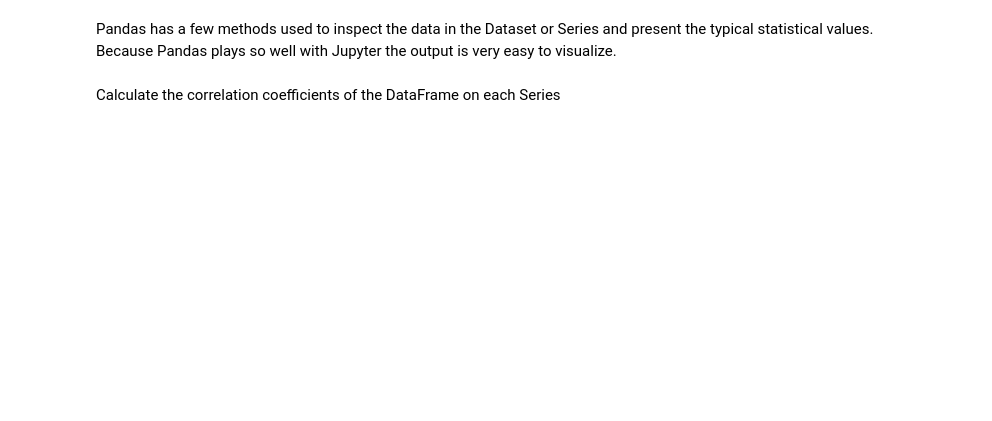
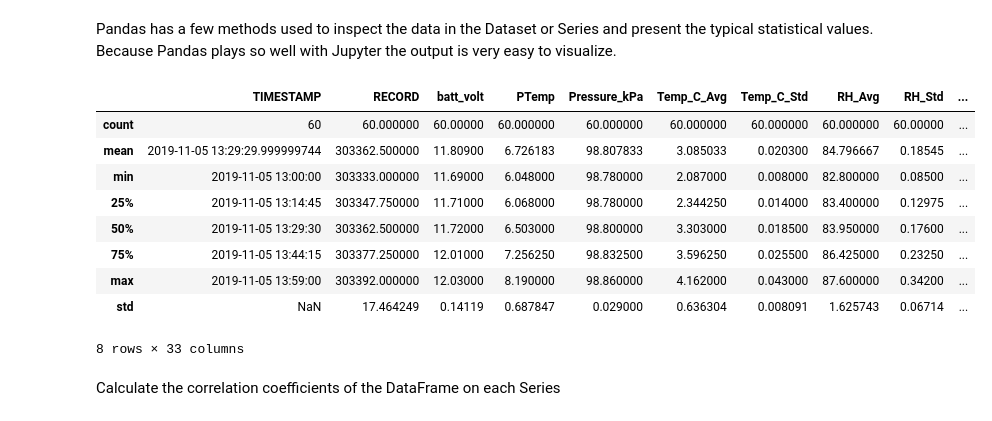
Before and after one commit to kenkehoe/AtmosphericPythonCourse, a Jupyter notebook: scientific_libraries/Scientific_Libraries_Pandas.ipynb, the cells around one changed output. Saved outputs shown, nothing was run; the diff lists cells and outputs as text; code cells hidden in the pictures; blank space fills up the shorter version.

```diff
--- a/scientific_libraries/Scientific_Libraries_Pandas.ipynb
+++ b/scientific_libraries/Scientific_Libraries_Pandas.ipynb
@@ -71,7 +146,18 @@ data.columns
 # %% [markdown]
 Pandas has a few methods used to inspect the data in the Dataset or Series and present the typical statistical values. Because Pandas plays so well with Jupyter the output is very easy to visualize.
 # %%
-data.describe()
+df.describe()
+# %% [output]
+|  | TIMESTAMP | RECORD | batt_volt | PTemp | Pressure_kPa | Temp_C_Avg | Temp_C_Std | RH_Avg | RH_Std | ... |
+| count | 60 | 60.000000 | 60.00000 | 60.000000 | 60.000000 | 60.000000 | 60.000000 | 60.000000 | 60.00000 | ... |
+| mean | 2019-11-05 13:29:29.999999744 | 303362.500000 | 11.80900 | 6.726183 | 98.807833 | 3.085033 | 0.020300 | 84.796667 | 0.18545 | ... |
+| min | 2019-11-05 13:00:00 | 303333.000000 | 11.69000 | 6.048000 | 98.780000 | 2.087000 | 0.008000 | 82.800000 | 0.08500 | ... |
+| 25% | 2019-11-05 13:14:45 | 303347.750000 | 11.71000 | 6.068000 | 98.780000 | 2.344250 | 0.014000 | 83.400000 | 0.12975 | ... |
+| 50% | 2019-11-05 13:29:30 | 303362.500000 | 11.72000 | 6.503000 | 98.800000 | 3.303000 | 0.018500 | 83.950000 | 0.17600 | ... |
+| 75% | 2019-11-05 13:44:15 | 303377.250000 | 12.01000 | 7.256250 | 98.832500 | 3.596250 | 0.025500 | 86.425000 | 0.23250 | ... |
+| max | 2019-11-05 13:59:00 | 303392.000000 | 12.03000 | 8.190000 | 98.860000 | 4.162000 | 0.043000 | 87.600000 | 0.34200 | ... |
+| std | NaN | 17.464249 | 0.14119 | 0.687847 | 0.029000 | 0.636304 | 0.008091 | 1.625743 | 0.06714 | ... |
+8 rows × 33 columns
 # %% [markdown]
 Calculate the correlation coefficients of the DataFrame on each Series
 # %%
```
Also changed, not shown: parts of 24 cells of this notebook, 4 other files.
